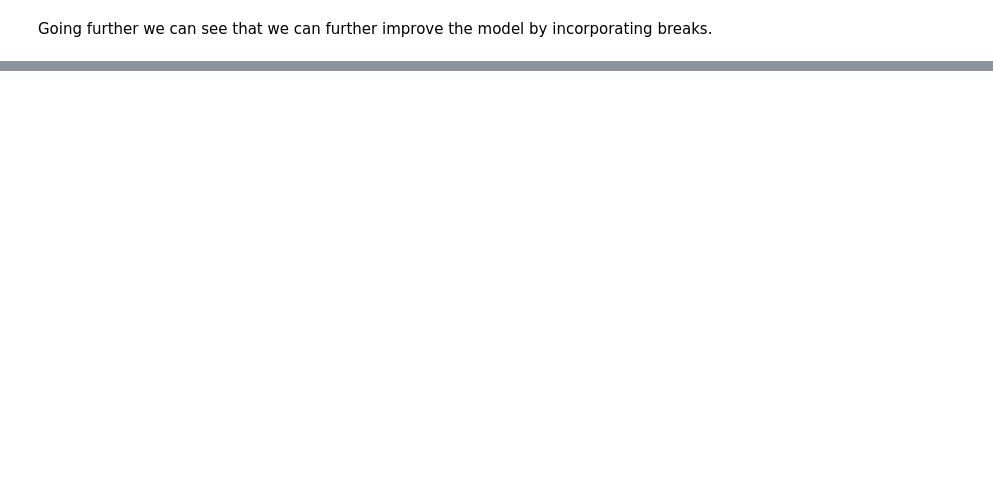
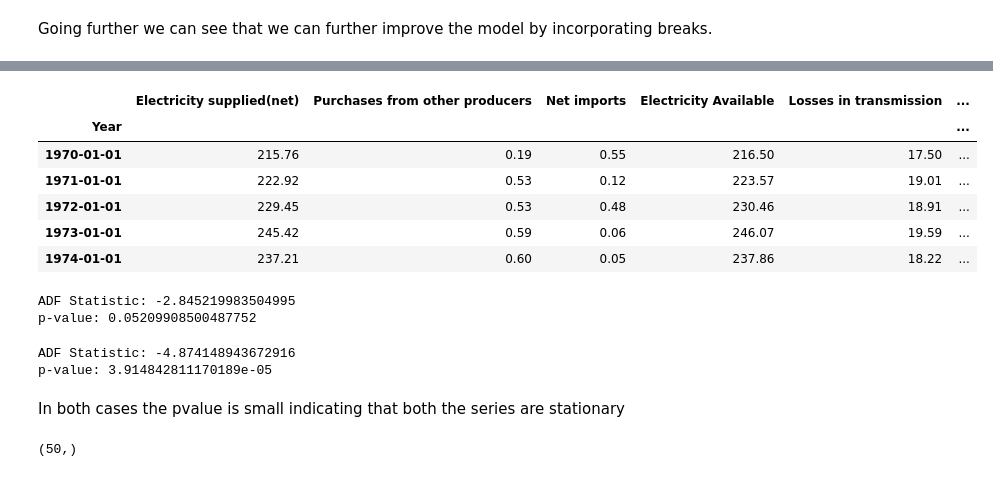
Before and after one commit to parikshitsam/time_series, a Jupyter notebook: Supply Availability and Consumption of Electricity.ipynb, the cells around one changed output, grey strips where cells are left out. Saved outputs shown, nothing was run; the diff lists cells and outputs as text; code cells hidden in the pictures; blank space fills up the shorter version.

```diff
--- a/Supply Availability and Consumption of Electricity.ipynb
+++ b/Supply Availability and Consumption of Electricity.ipynb
@@ -195,0 +356,30 @@ Going further we can see that we can further improve the model by incorporating
+# %%
+df['d_Total'] = df.Total.diff()
+# %%
+df['d_ip'] = df.ip.diff()
+# %%
+df.head()
+# %% [output]
+|  | Electricity supplied(net) | Purchases from other producers | Net imports | Electricity Available | Losses in transmission | ... |
+| Year |  |  |  |  |  | ... |
+| 1970-01-01 | 215.76 | 0.19 | 0.55 | 216.50 | 17.50 | ... |
+| 1971-01-01 | 222.92 | 0.53 | 0.12 | 223.57 | 19.01 | ... |
+| 1972-01-01 | 229.45 | 0.53 | 0.48 | 230.46 | 18.91 | ... |
+| 1973-01-01 | 245.42 | 0.59 | 0.06 | 246.07 | 19.59 | ... |
+| 1974-01-01 | 237.21 | 0.60 | 0.05 | 237.86 | 18.22 | ... |
+# %%
+ad_fuller_result = adfuller(df.d_Total[1:])
+print(f'ADF Statistic: {ad_fuller_result[0]}')
+print(f'p-value: {ad_fuller_result[1]}')
+# %% [output]
+ADF Statistic: -2.845219983504995
+p-value: 0.05209908500487752
+# %%
+ad_fuller_result = adfuller(df.d_ip[1:])
+print(f'ADF Statistic: {ad_fuller_result[0]}')
+print(f'p-value: {ad_fuller_result[1]}')
+# %% [output]
+ADF Statistic: -4.874148943672916
+p-value: 3.914842811170189e-05
+# %% [markdown]
+In both cases the pvalue is small indicating that both the series are stationary
@@ -195,0 +389,4 @@ Going further we can see that we can further improve the model by incorporating
+# %%
+endog.shape
+# %% [output]
+(50,)
```
Also changed, not shown: parts of 57 cells of this notebook, 11 other files.
